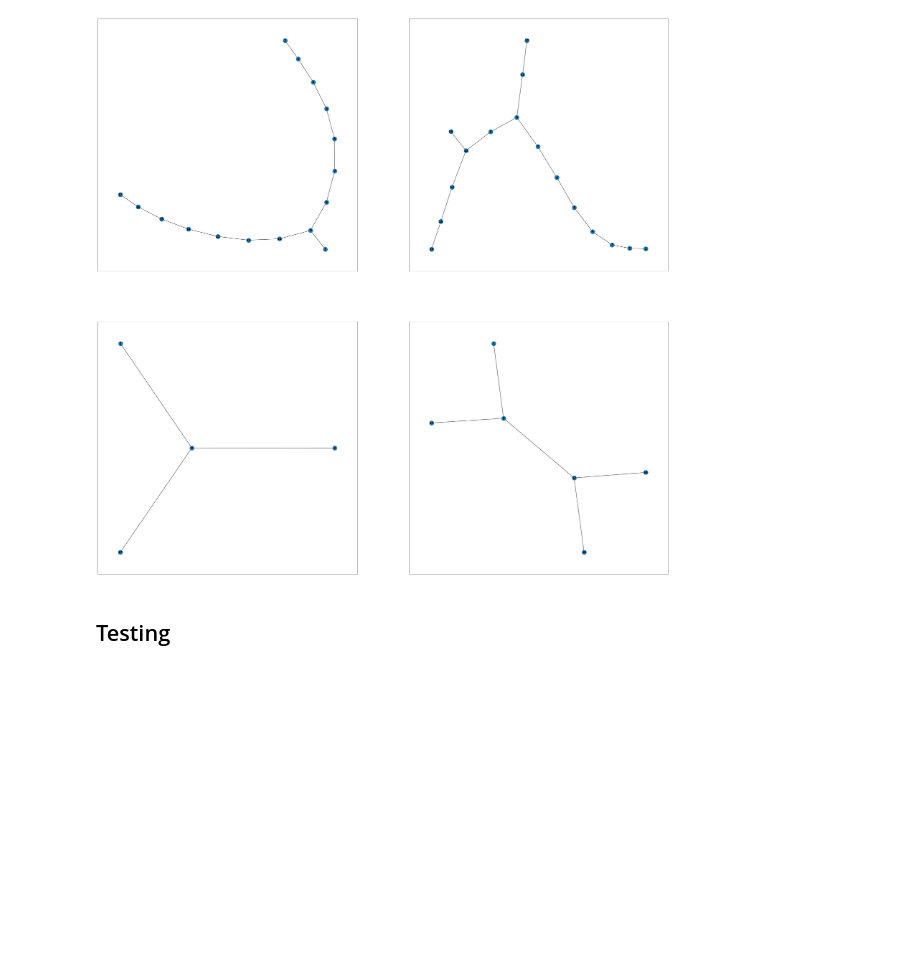
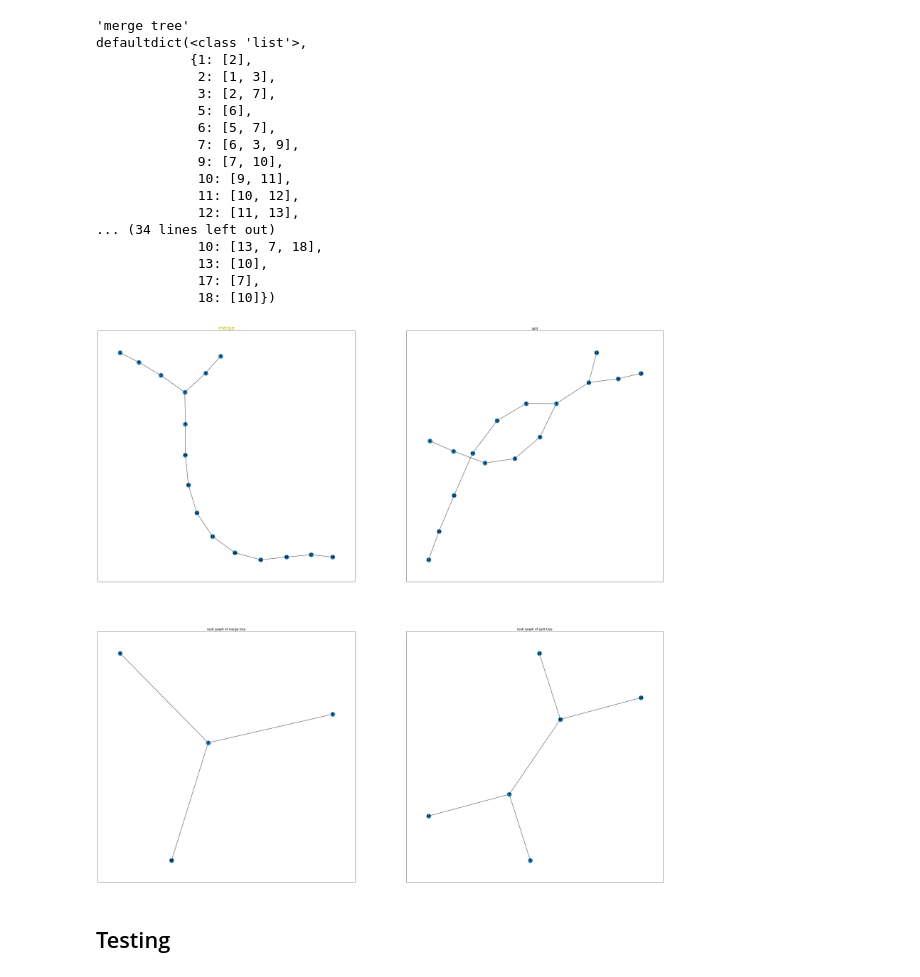
Before and after one commit to pramodmsm/Reeb-Graph-Implementation-in-Python, a Jupyter notebook: test_ground.ipynb, the cells around one changed output. Drawn from its saved outputs; the diff is of its cells as text; code cells hidden in the pictures; blank space fills up the shorter version.

```diff
--- a/test_ground.ipynb
+++ b/test_ground.ipynb
@@ -292,9 +349,10 @@ class Undirectedgraph:
 # %%
 def get_reeb(m,tree_type):
     g = Undirectedgraph(m,tree_type=tree_type)
+
     G = nx.Graph()
     processed_nodes = []
-                                                                                 # O(n)  space complexity
+                                                                # O(n)  space complexity
     for node in g.m_flat:
         processed_nodes = g.build_tree(node,processed_nodes)
 
@@ -303,44 +361,73 @@ def get_reeb(m,tree_type):
 
     Utils.print(f'augmenting tree\n')
     g.augment2(root=np.random.choice(processed_nodes,1)[0])
+    # cProfile.run('re.compile("g.augment2")')
 
     return processed_nodes,initial_g,g.graph
 
 
 if __name__ == "__main__":
     Utils.verbose = False
     unit_size = int(input('enter unit size as integer :'))
-    # tree_type = str(input("enter type of tree 'merge/split' :"))
+    # tree_type = str(input("enter type of tree 'merge/split/both' :"))
     scalar_field = np.random.choice(np.arange(1,np.square(unit_size)+3),size=(unit_size,unit_size),replace=False)
     Utils.print(f'input scalar field is\n\n {scalar_field}')
 
     _,merge_tree,aug_merge_tree = get_reeb(scalar_field,tree_type='merge')
     _,split_tree,aug_split_tree = get_reeb(scalar_field,tree_type='split')
 
-    # pprint.pprint(f'initial tree for merge: {merge_tree}\n')
-    # pprint.pprint(f'initial tree for split :{split_tree}\n')
+    pprint.pprint('merge tree')
+    pprint.pprint(merge_tree,compact=False,width=40)
+    pprint.pprint('split tree')
+    pprint.pprint(split_tree,compact=False,width=40)
+    pprint.pprint('final reeb graph of merge')
+    pprint.pprint(aug_merge_tree,compact=False,width=40)
+    pprint.pprint('final reeb graph of split')
+    pprint.pprint(aug_split_tree,compact=False,width=40)
 
+    # plotting vizualizations
     Gm = nx.Graph(merge_tree)
     Gm_a = nx.Graph(aug_merge_tree)
     Gs = nx.Graph(split_tree)
     Gs_a = nx.Graph(aug_split_tree)
     plt.figure(figsize=(40,40))
 
     plt.subplot(221)
+    plt.title(label='merge',fontsize=20,color='y')
     nx.draw_networkx(Gm, font_weight='bold')
 
     plt.subplot(222)
-    nx.draw_networkx(Gs, font_weight='bold')
+    plt.title(label='split')
+    nx.draw_networkx(Gs, font_weight='bold',color='y')
 
     plt.subplot(223)
-    nx.draw_networkx(Gm_a, font_weight='bold')
+    plt.title(label='reeb graph of merge tree')
+    nx.draw_networkx(Gm_a, font_weight='bold',color='y')
 
     plt.subplot(224)
-    nx.draw_networkx(Gs_a, font_weight='bold')
+    plt.title(label='reeb graph of split tree')
+    nx.draw_networkx(Gs_a, font_weight='bold',color='y')
 
     plt.show()
 # %% [output]
+'merge tree'
+defaultdict(<class 'list'>,
+            {1: [2],
+             2: [1, 3],
+             3: [2, 7],
+             5: [6],
+             6: [5, 7],
+             7: [6, 3, 9],
+             9: [7, 10],
+             10: [9, 11],
+             11: [10, 12],
+             12: [11, 13],
+... (34 lines left out)
+             10: [13, 7, 18],
+             13: [10],
+             17: [7],
+             18: [10]})
-[figure, old version]
+[figure, new version]
 # %% [markdown]
 ## Testing
 # %%
```
Also changed, not shown: parts of 7 cells of this notebook, 2 other files.
